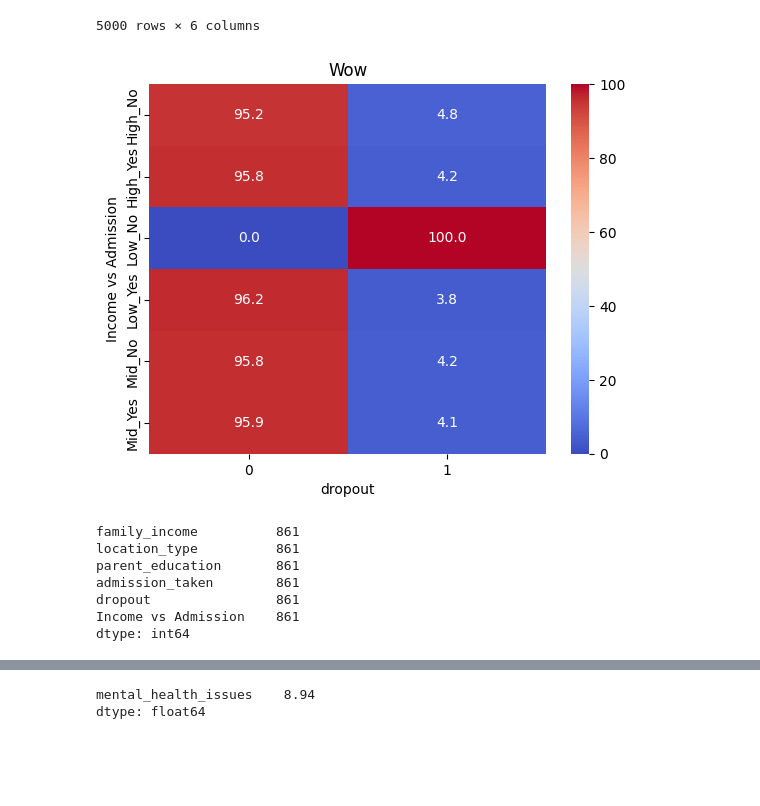
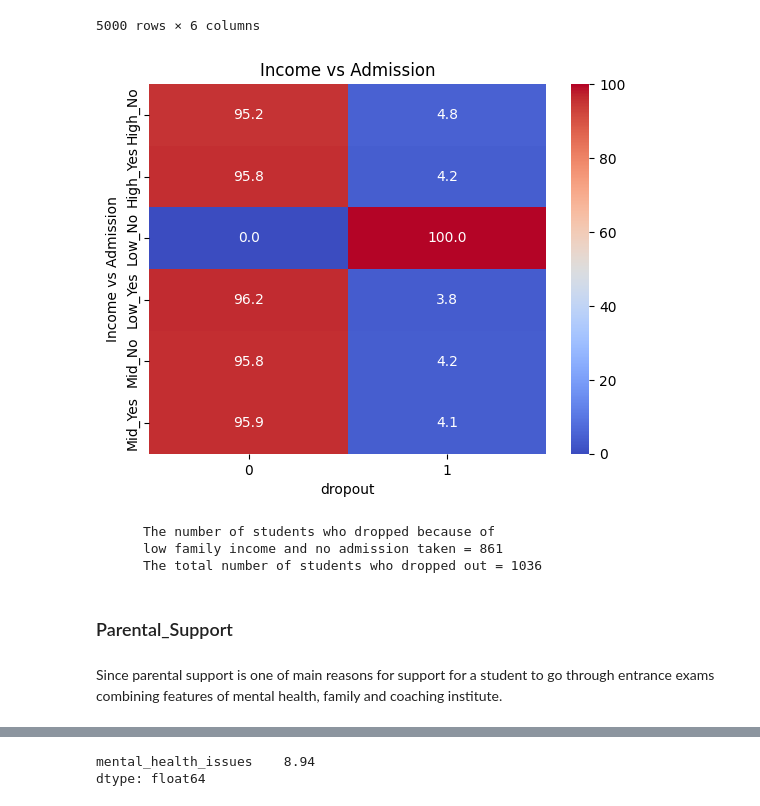
Before and after one commit to Chracker24/JEE_Dropout_ML_Project, a Jupyter notebook: Data Analysis/Feature_Engineering.ipynb, the cells around one changed output, grey strips where cells are left out. Saved outputs shown, nothing was run; the diff lists cells and outputs as text; code cells hidden in the pictures; blank space fills up the shorter version.

```diff
--- a/Data Analysis/Feature_Engineering.ipynb
+++ b/Data Analysis/Feature_Engineering.ipynb
@@ -550,20 +525,28 @@ jee_family
 5000 rows × 6 columns
 # %%
 sns.heatmap(pd.crosstab(jee_family["Income vs Admission"], jee_family["dropout"], normalize='index')*100, cmap="coolwarm", annot=True, fmt=".1f")
-plt.title("Wow")
+plt.title("Income vs Admission")
 plt.show()
 # %% [output]
-[figure, old version]
+[figure, new version]
 # %%
-jee_family[(jee_family["Income vs Admission"] == "Low_No")].count()
+x = jee_family[(jee_family["Income vs Admission"] == "Low_No")]["dropout"].count()
+y = jee[jee["dropout"]==1]["dropout"].count()
+print(f"""
+      The number of students who dropped because of
+      low family income and no admission taken = {x}
+      The total number of students who dropped out = {y}
+      """)
 # %% [output]
-family_income          861
-location_type          861
-parent_education       861
-admission_taken        861
-dropout                861
-Income vs Admission    861
-dtype: int64
+      The number of students who dropped because of
+      low family income and no admission taken = 861
+      The total number of students who dropped out = 1036
+# %% [markdown]
+### Parental_Support
+# %% [markdown]
+<p style="font-size">
+Since parental support is one of main reasons for support for a student to go through entrance exams combining features of mental health, family and coaching institute.
+</p>
 # %%
 jee["Drop_Year_taken"] = jee["attempt_count"].apply(lambda x:1 if x>1 else 0)
 jee_family["Drop_Year"] = jee["Drop_Year_taken"].copy()
```
Also changed, not shown: parts of 65 cells of this notebook, 1 other file.
